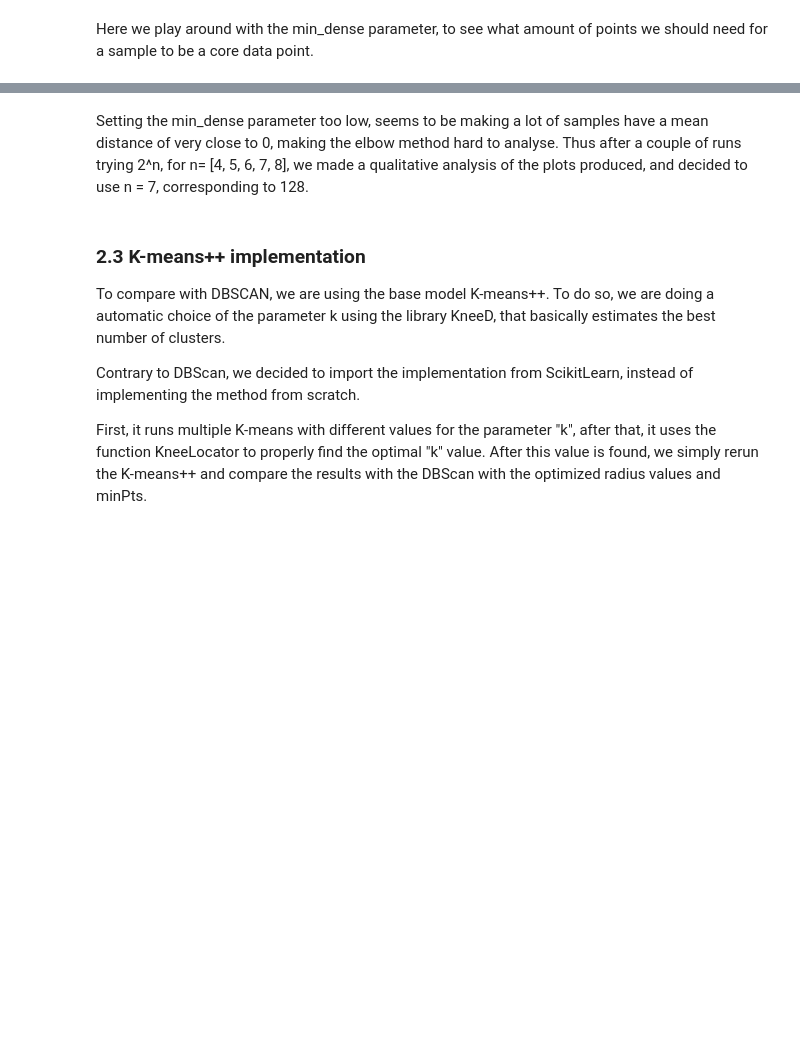
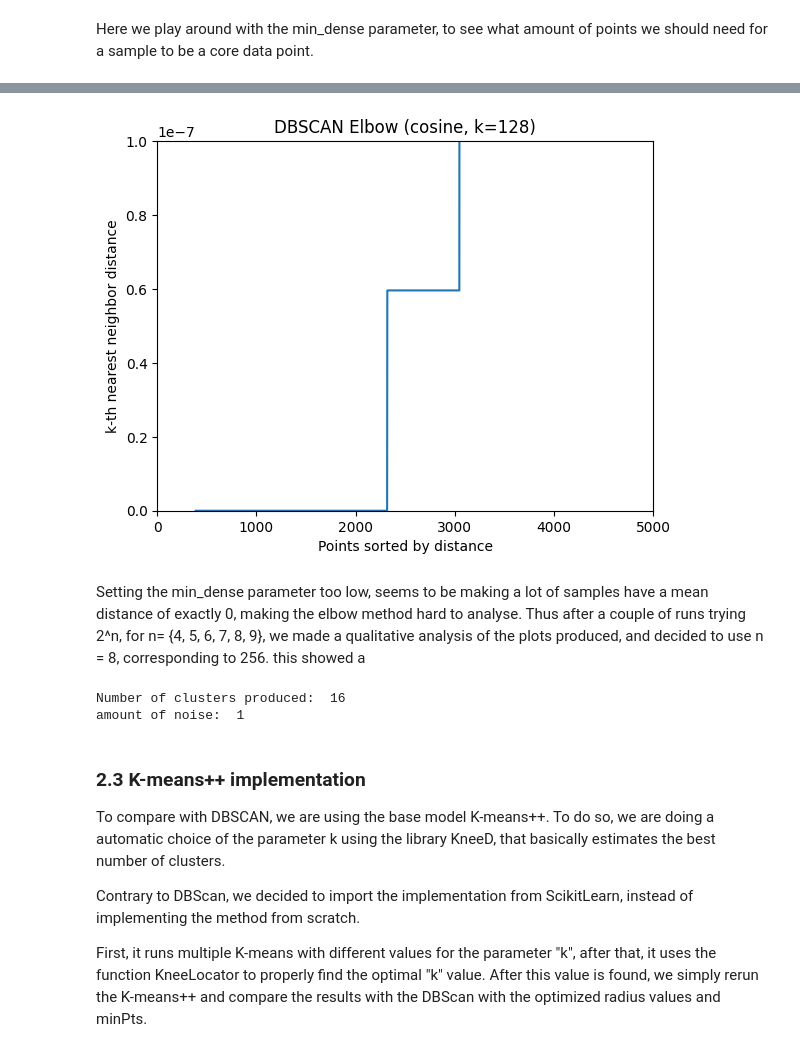
Before and after one commit to Thorkild556/Data_mining_G6, a Jupyter notebook: main_template.ipynb, the cells around one changed output, grey strips where cells are left out. Saved outputs shown, nothing was run; the diff lists cells and outputs as text; code cells hidden in the pictures; blank space fills up the shorter version.

```diff
--- a/main_template.ipynb
+++ b/main_template.ipynb
@@ -215,16 +217,21 @@ plt.show()
 # %%
 plt.plot(cosine_sorted)
 plt.title(f"DBSCAN Elbow (cosine, k={min_dense})")
 plt.xlabel("Points sorted by distance")
 plt.ylabel("k-th nearest neighbor distance")
-plt.xlim(0, 900)
-plt.ylim(0, 0.0000001)  # (lower, upper)plt.legend()
+plt.xlim(0, 5000) # play around with these parameters?
+plt.ylim(0, 0.0000001)
 plt.show()
+# %% [output]
+[figure, added]
 # %% [markdown]
-Setting the min_dense parameter too low, seems to be making a lot of samples have a mean distance of very close to 0, making the elbow method hard to analyse. Thus after a couple of runs trying 2^n, for n= [4, 5, 6, 7, 8], we made a qualitative analysis of the plots produced, and decided to use n = 7, corresponding to 128.
+Setting the min_dense parameter too low, seems to be making a lot of samples have a mean distance of exactly 0, making the elbow method hard to analyse. Thus after a couple of runs trying 2^n, for n= {4, 5, 6, 7, 8, 9}, we made a qualitative analysis of the plots produced, and decided to use n = 8, corresponding to 256. this showed a
 # %%
-scanner = DBScan(radius=0.000001,
-                 min_dense=100)  # min_dense is relatively high because of the amount of data points we have.
+scanner = DBScan(radius = 0.5e-7,
+                 min_dense=2**7)
 clusters = scanner.make_clusters(features, cosine=True)  # using cosine distances instead of euclidian.
 print("Number of clusters produced: ", np.unique(clusters).size)
 print("amount of noise: ", len(np.where(clusters == 0)))  # the amount of noise embeddings.
+# %% [output]
+Number of clusters produced:  16
+amount of noise:  1
```
Also changed, not shown: parts of 2 cells of this notebook.
